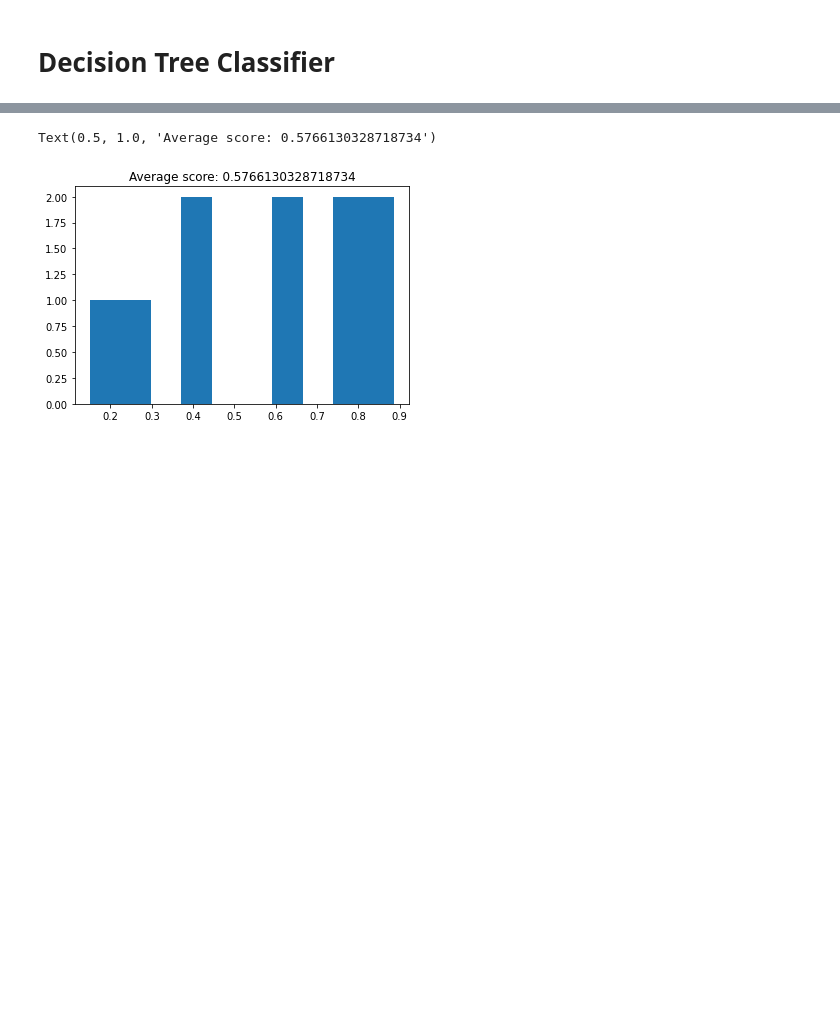
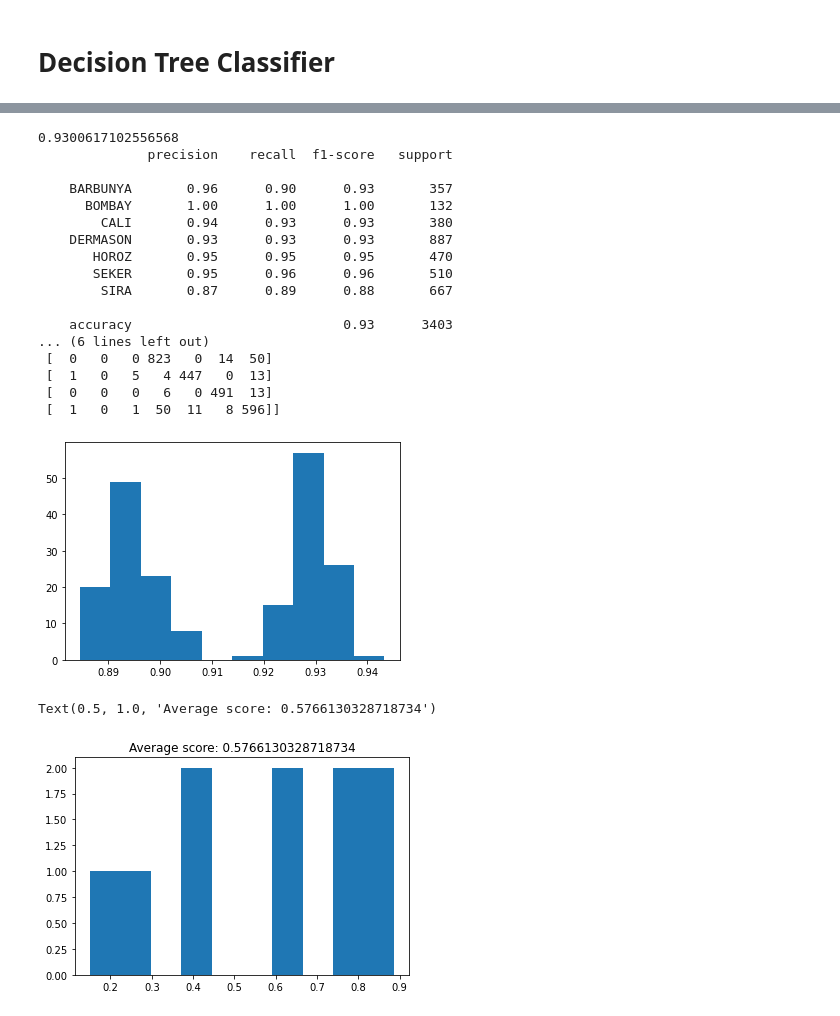
Before and after one commit to Educorreia932/FEUP-IART, a Jupyter notebook: src/notebook.ipynb, the cells around one changed output, grey strips where cells are left out. Saved outputs shown, nothing was run; the diff lists cells and outputs as text; code cells hidden in the pictures; blank space fills up the shorter version.

```diff
--- a/src/notebook.ipynb
+++ b/src/notebook.ipynb
@@ -221,6 +244,27 @@ from sklearn.svm import SVC
 from sklearn.model_selection import cross_val_score
 import numpy as np
 from sklearn.preprocessing import StandardScaler
+# %%
+run_model(SVC(), 100, scaler=StandardScaler())
+# %% [output]
+0.9300617102556568
+              precision    recall  f1-score   support
+
+    BARBUNYA       0.96      0.90      0.93       357
+      BOMBAY       1.00      1.00      1.00       132
+        CALI       0.94      0.93      0.93       380
+    DERMASON       0.93      0.93      0.93       887
+       HOROZ       0.95      0.95      0.95       470
+       SEKER       0.95      0.96      0.96       510
+        SIRA       0.87      0.89      0.88       667
+
+    accuracy                           0.93      3403
+... (6 lines left out)
+ [  0   0   0 823   0  14  50]
+ [  1   0   5   4 447   0  13]
+ [  0   0   0   6   0 491  13]
+ [  1   0   1  50  11   8 596]]
+[figure, added]
 # %%
 # Without standardizing the data:
 svc = SVC()
```
Also changed, not shown: parts of 11 cells of this notebook.
